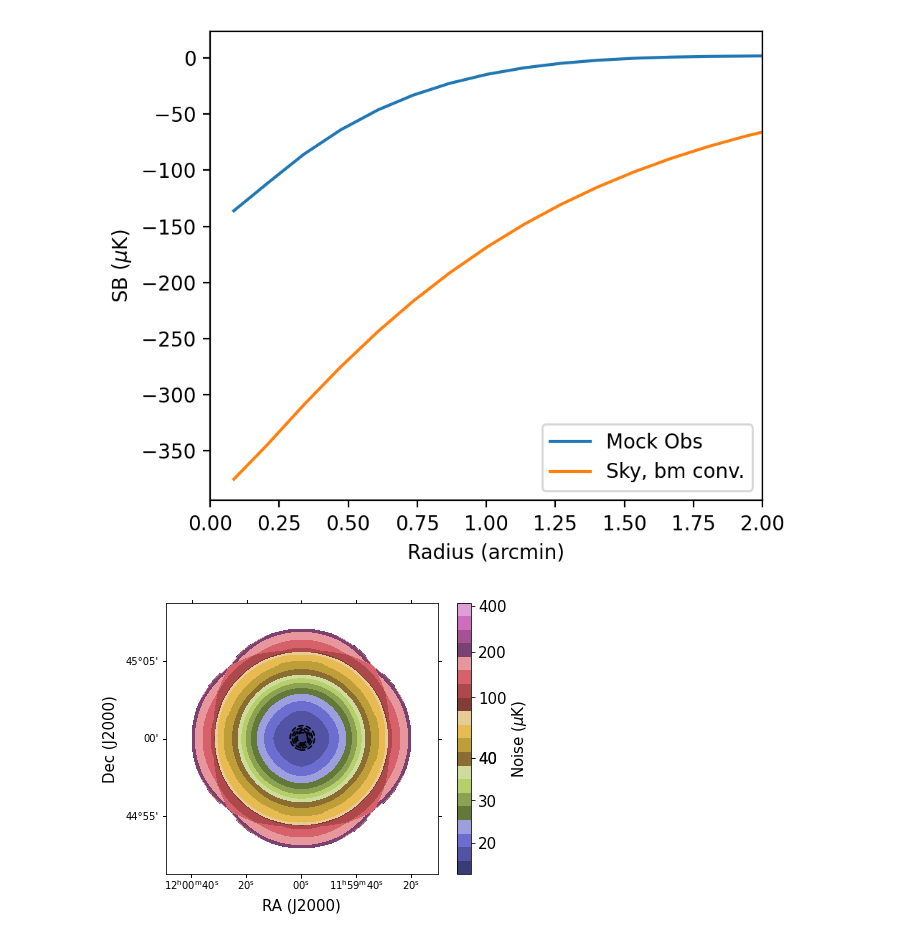
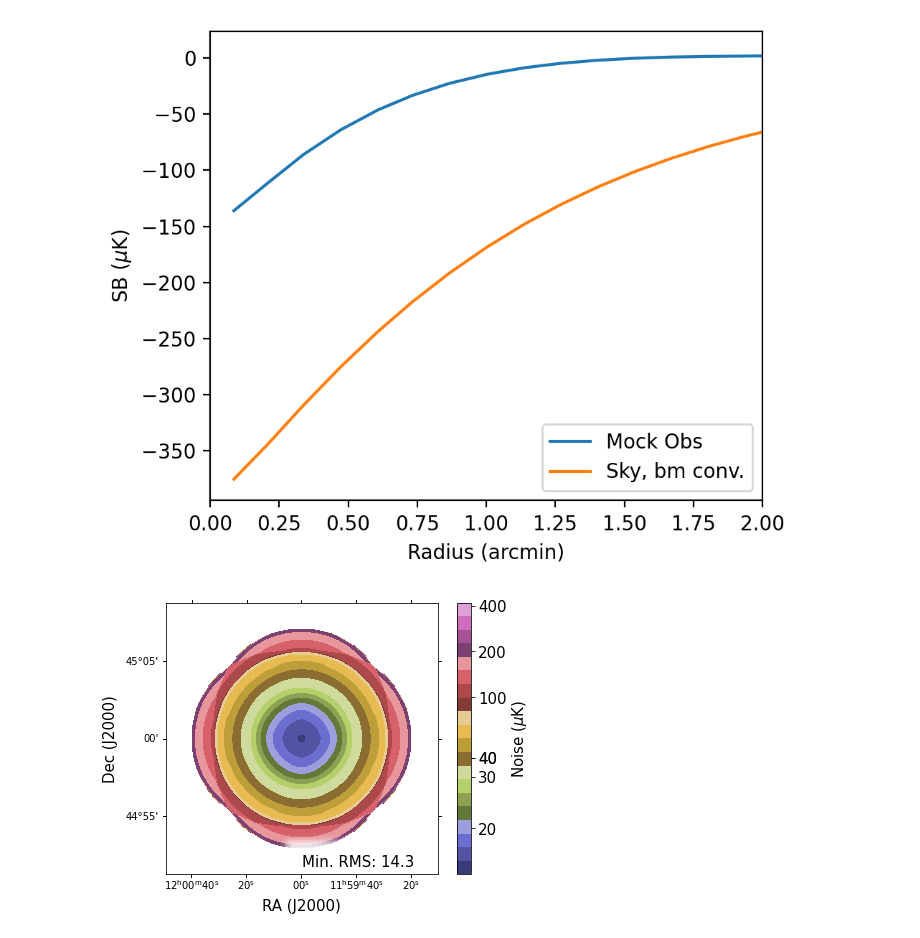
Before and after one commit to CharlesERomero/M2_TJ, a Jupyter notebook: docs/source/Leightweight_SimObs_A10.ipynb, the cells around one changed output. Saved outputs shown, nothing was run; the diff lists cells and outputs as text; code cells hidden in the pictures.

```diff
--- a/docs/source/Leightweight_SimObs_A10.ipynb
+++ b/docs/source/Leightweight_SimObs_A10.ipynb
@@ -55,7 +55,7 @@ SimSky-- Peak in binned profile:  -136.10865405462033  ; peak in map:  -382.7323
 # %%
 pngname  = "SimulatedObservations_"+InputStr+"_RMSimage.png"
 vmin     = 12.5  # uK
 vmax     = 420.0 # uK
-MRM.plot_rms_general(SmoothHDU,outdir+pngname,ncnts=5,vmin=vmin,vmax=vmax)
+MRM.plot_rms_general(SmoothHDU,outdir+pngname,ncnts=0,vmin=vmin,vmax=vmax,prntinfo=True)
 # %% [output]
-[figure, old version]
+[figure, new version]
```
Also changed, not shown: 8 other files.
